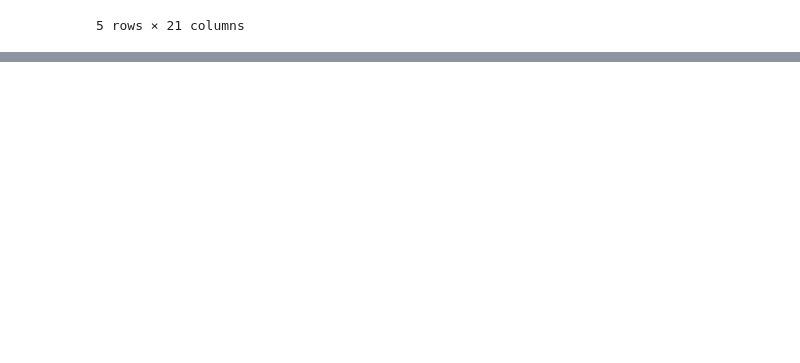
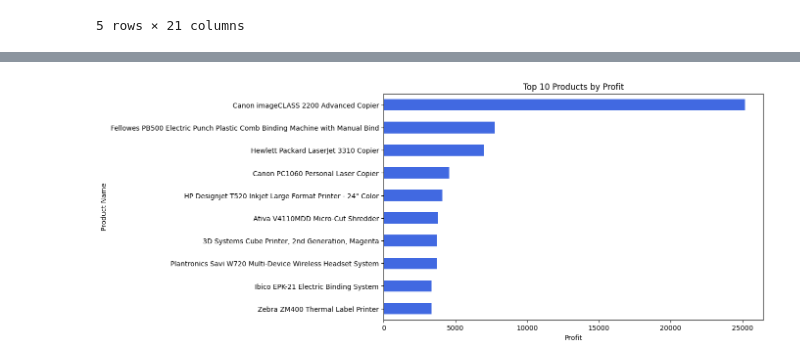
Before and after one commit to Suyogpr/sales-data-analysis, a Jupyter notebook: notebook.ipynb, the cells around one changed output, grey strips where cells are left out. Cells and saved outputs as stored; diff of their text form; code cells hidden in the pictures; blank space fills up the shorter version.

Commit message:
Visuals

```diff
--- a/notebook.ipynb
+++ b/notebook.ipynb
@@ -14,0 +55,3 @@ df.head()
+# %%
+df["Order Date"] = pd.to_datetime(df["Order Date"])
+df["Ship Date"] = pd.to_datetime(df["Ship Date"])
@@ -14,0 +219,9 @@ df.head()
+# %%
+top_profit_products = (
+    df.groupby(["Product Name","Sub-Category"])["Profit"]
+      .sum()
+      .sort_values(ascending=False)
+      .head(10)
+)
+
+top_profit_products
@@ -14,0 +241,12 @@ df.head()
+# %%
+top_profit_products.sort_values().plot(
+    kind="barh",
+    figsize=(10,6),
+    color=["royalblue" if x > 0 else "red" for x in top_profit_products.sort_values()]
+)
+
+plt.title("Top 10 Products by Profit")
+plt.xlabel("Profit")
+plt.show()
+# %% [output]
+[figure, added]
```
Also changed, not shown: parts of 16 cells of this notebook.
